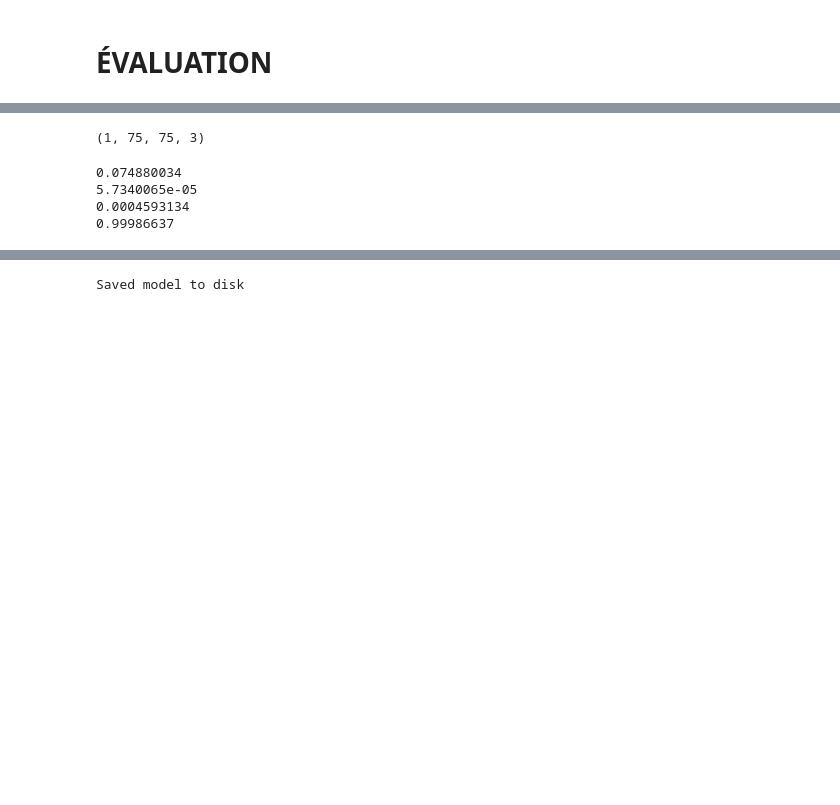
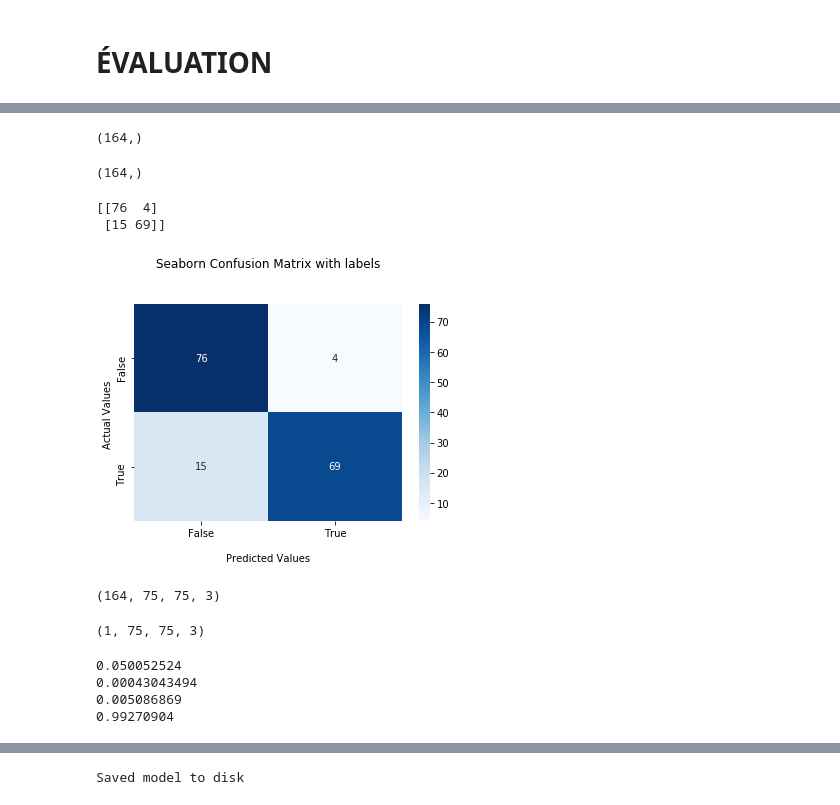
Before and after one commit to camillesauer/ClimateProject---E3, a Jupyter notebook: Data analysis/Algorithme CNN.ipynb, the cells around one changed output, grey strips where cells are left out. Cells and saved outputs as stored; diff of their text form; code cells hidden in the pictures; blank space fills up the shorter version.

```diff
--- a/Data analysis/Algorithme CNN.ipynb
+++ b/Data analysis/Algorithme CNN.ipynb
@@ -217,0 +224,2 @@ plt.show()
+# %%
+y_pred= model.predict(X_test)
@@ -218,3 +254,44 @@ plt.show()
+# %%
+y_test.shape
+# %% [output]
+(164,)
+# %%
+y_pred = y_pred.squeeze()
+y_pred = np.round(y_pred)
+y_pred.shape
+# %% [output]
+(164,)
+# %%
+from sklearn.metrics import confusion_matrix
+
+#Generate the confusion matrix
+cf_matrix = confusion_matrix(y_test, y_pred)
+
+print(cf_matrix)
+# %% [output]
+[[76  4]
+ [15 69]]
+# %%
+import seaborn as sns
+
+ax = sns.heatmap(cf_matrix, annot=True, cmap='Blues')
+
+ax.set_title('Seaborn Confusion Matrix with labels\n\n');
+ax.set_xlabel('\nPredicted Values')
+ax.set_ylabel('Actual Values ');
+
+## Ticket labels - List must be in alphabetical order
+ax.xaxis.set_ticklabels(['False','True'])
+ax.yaxis.set_ticklabels(['False','True'])
+
+## Display the visualization of the Confusion Matrix.
+plt.show()
+# %% [output]
+[figure, added]
+# %%
+print(X_test.shape)
+# %% [output]
+(164, 75, 75, 3)
 # %%
 img1 = X_train[0,:,:,:]
 img1 = img1.reshape(-1,75,75,3)
@@ -231,12 +308,12 @@ def prediction(id, model):
 print(prediction(1, model))
 print(prediction(2, model))
 print(prediction(0, model))
-print(prediction(4, model))
+print(prediction(11, model))
 # %% [output]
-0.074880034
-5.7340065e-05
-0.0004593134
-0.99986637
+0.050052524
+0.00043043494
+0.005086869
+0.99270904
 # %%
 for i in range(10):
     print(prediction(i, model), round(prediction(i, model)))
```
Also changed, not shown: parts of 29 cells of this notebook, 13 other files.
